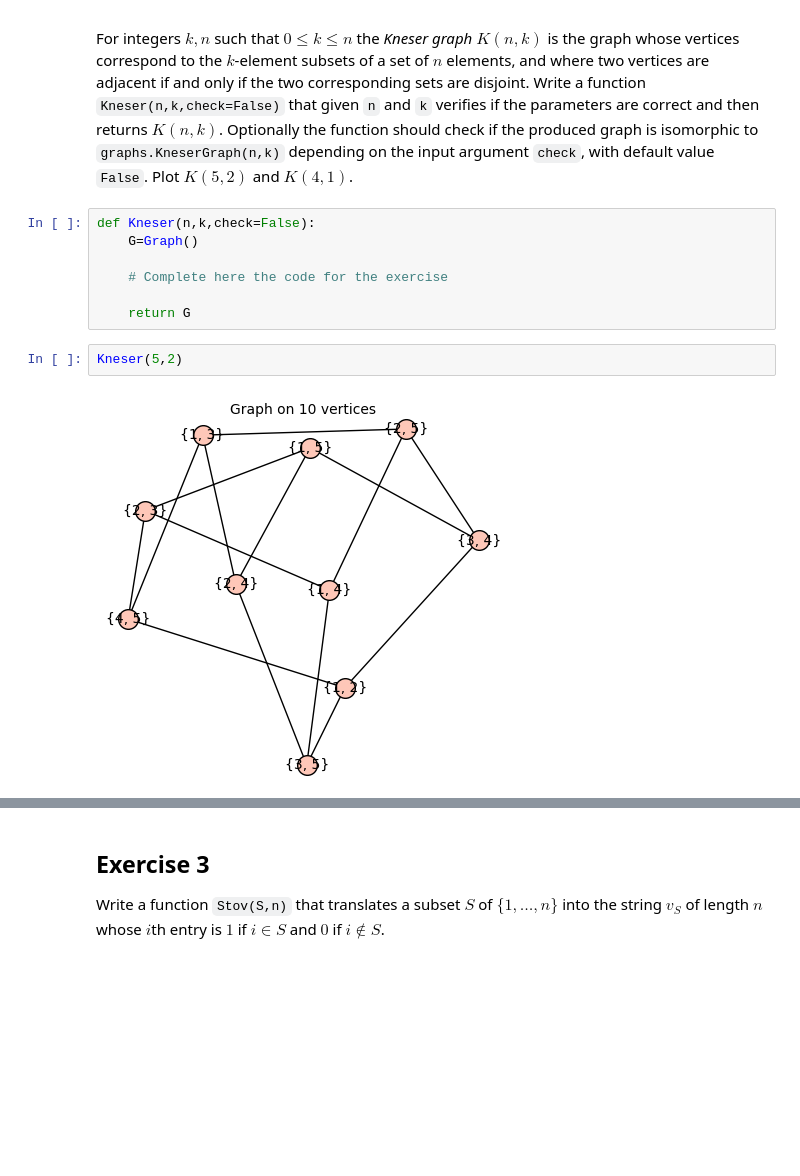
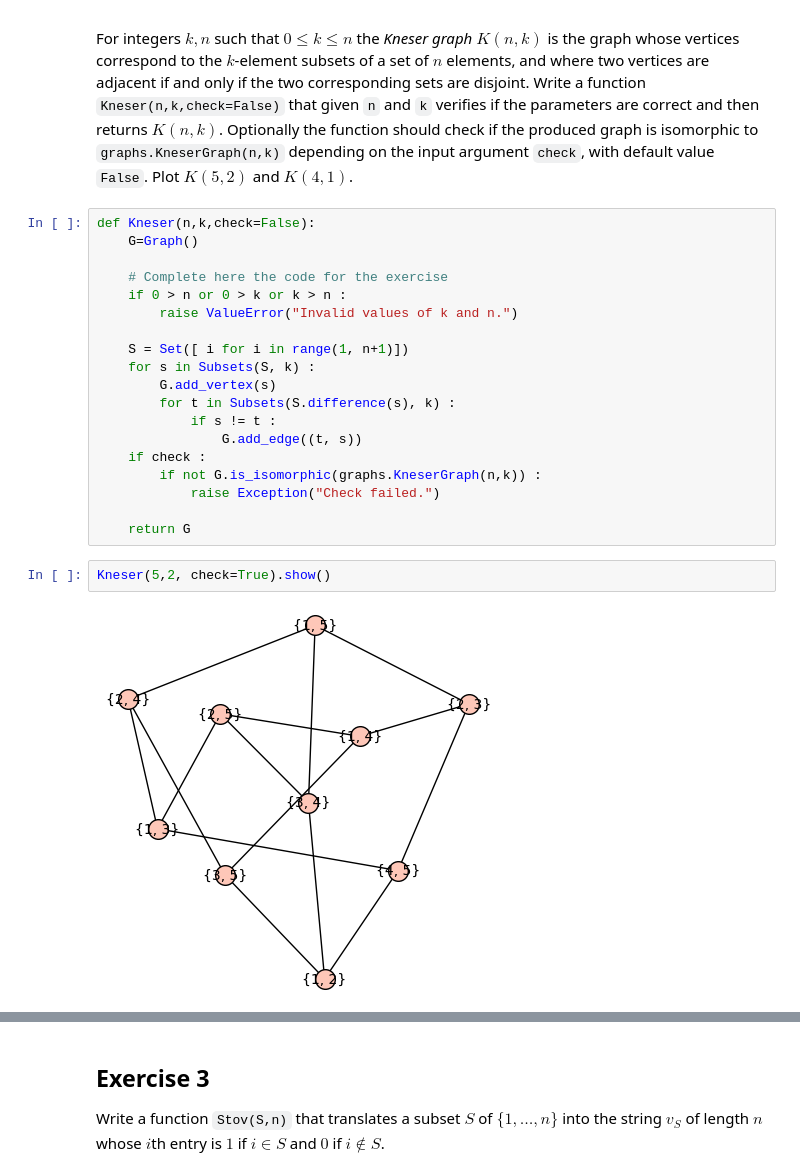
Before and after one commit to CarlosFerLo/graphs, a Jupyter notebook: Sheet 2 23-24.ipynb, the cells around one changed output, grey strips where cells are left out. Drawn from its saved outputs; the diff is of its cells as text; blank space fills up the shorter version.

```diff
--- a/Sheet 2 23-24.ipynb
+++ b/Sheet 2 23-24.ipynb
@@ -154,9 +154,21 @@ def Kneser(n,k,check=False):
     G=Graph()
 
     # Complete here the code for the exercise
+    if 0 > n or 0 > k or k > n :
+        raise ValueError("Invalid values of k and n.")
+
+    S = Set([ i for i in range(1, n+1)])
+    for s in Subsets(S, k) :
+        G.add_vertex(s)
+        for t in Subsets(S.difference(s), k) :
+            if s != t :
+                G.add_edge((t, s))
+    if check :
+        if not G.is_isomorphic(graphs.KneserGraph(n,k)) :
+            raise Exception("Check failed.")
 
     return G
 # %%
-Kneser(5,2)
+Kneser(5,2, check=True).show()
 # %% [output]
-[figure, old version]
+[figure, new version]
```
Also changed, not shown: parts of 9 cells of this notebook, 1 other file.
